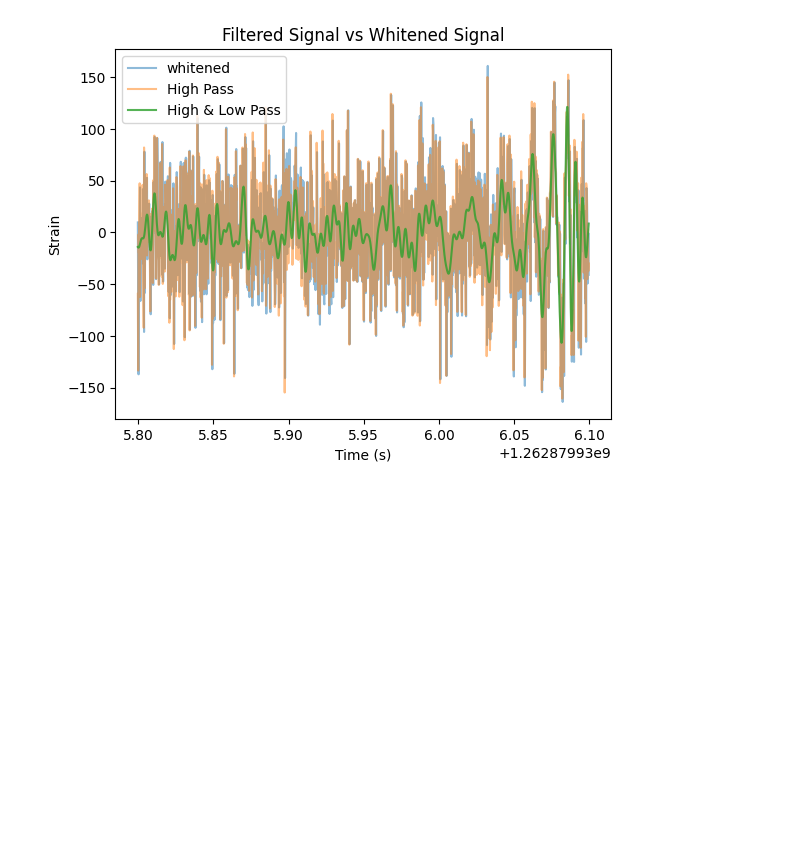
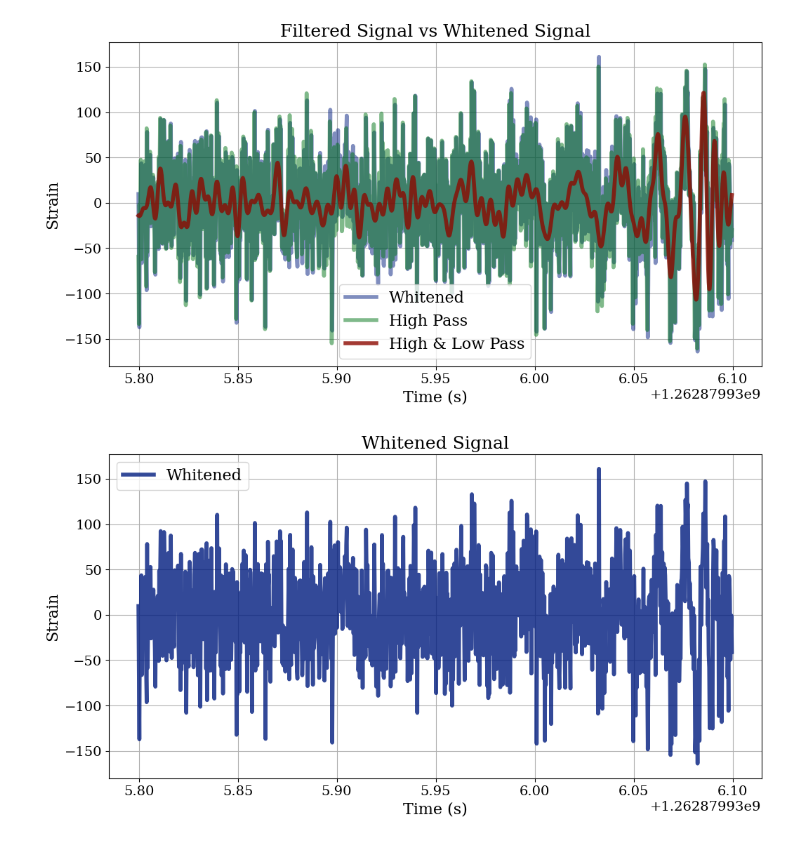
Before and after one commit to TeunB6/gravitational-waves, a Jupyter notebook: notebooks/fir_filter.ipynb, the cells around one changed output. Saved outputs shown, nothing was run; the diff lists cells and outputs as text; code cells hidden in the pictures; blank space fills up the shorter version.

Commit message:
feat: better plots

```diff
--- a/notebooks/fir_filter.ipynb
+++ b/notebooks/fir_filter.ipynb
@@ -1 +1,19 @@
+# %%
+import matplotlib.pyplot as plt
+plt.style.use("seaborn-v0_8-dark-palette")  # seaborn style
+plt.rcParams.update(
+    {
+        "figure.figsize": (12, 6),  # set default figure size
+        "axes.labelsize": 16,  # set default label size
+        "axes.grid": True,  # enable grid by default
+
+        "xtick.labelsize": 14,  # set default tick label size
+        "ytick.labelsize": 14,  # set default tick label size
+        "axes.titlesize": 18,  # set default title size
+        "legend.fontsize": 16,  # set default legend font size
+        "lines.linewidth": 4,  # set default line width
+        "text.usetex": False,  # use LaTeX
+        "font.family": "serif",  # use a serif font
+    }
+)
 # %%
@@ -41,20 +59,30 @@ plt.show()
 # %%
 whitened = ts_liv.whiten(4, 4) # Flatten Freq Response of PSD
 highpass = whitened.highpass_fir(30, 512)
 lowpass = highpass.lowpass_fir(250, 512) # two more freq filters
 
 
 # zoom in on event
 event = lowpass.time_slice(m.time -0.2, m.time + 0.1)
-plt.plot(event.sample_times, whitened.time_slice(m.time -0.2, m.time + 0.1), label="whitened", alpha=0.5)
+plt.plot(event.sample_times, whitened.time_slice(m.time -0.2, m.time + 0.1), label="Whitened", alpha=0.5)
 plt.plot(event.sample_times, highpass.time_slice(m.time -0.2, m.time + 0.1), label="High Pass", alpha=0.5)
 plt.plot(event.sample_times, event, label="High & Low Pass", alpha=0.8)
 plt.xlabel('Time (s)')
 plt.ylabel('Strain')
 plt.title('Filtered Signal vs Whitened Signal')
 plt.legend()
 plt.show()
+
+# just whitened
+event = whitened.time_slice(m.time -0.2, m.time + 0.1)
+plt.plot(event.sample_times, event, label="Whitened", alpha=0.8)
+plt.xlabel('Time (s)')
+plt.ylabel('Strain')
+plt.title('Whitened Signal')
+plt.legend()
+plt.show()
 # %% [output]
-[figure, old version]
+[figure, new version]
+[figure, added]
 # %%
 import numpy as np
```
Also changed, not shown: parts of 5 cells of this notebook, 1 other file.
